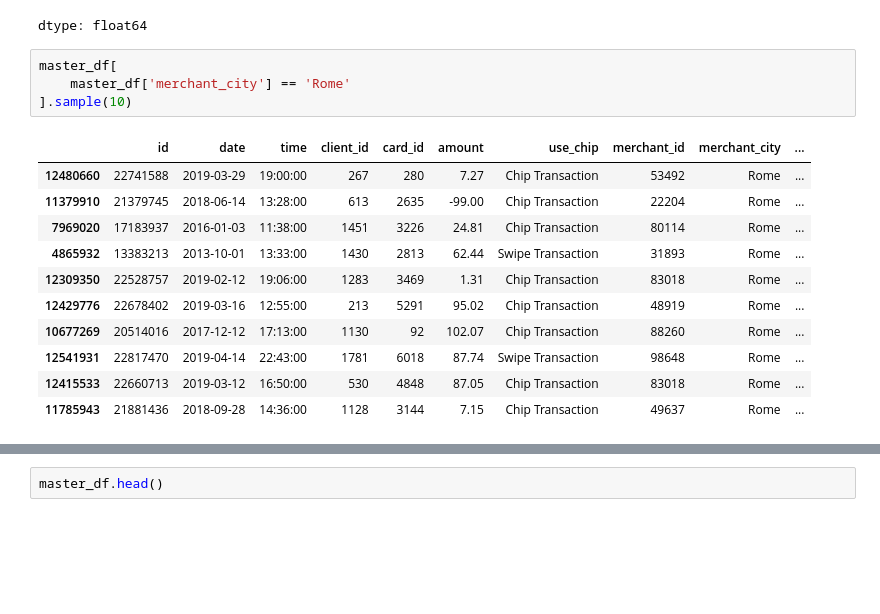
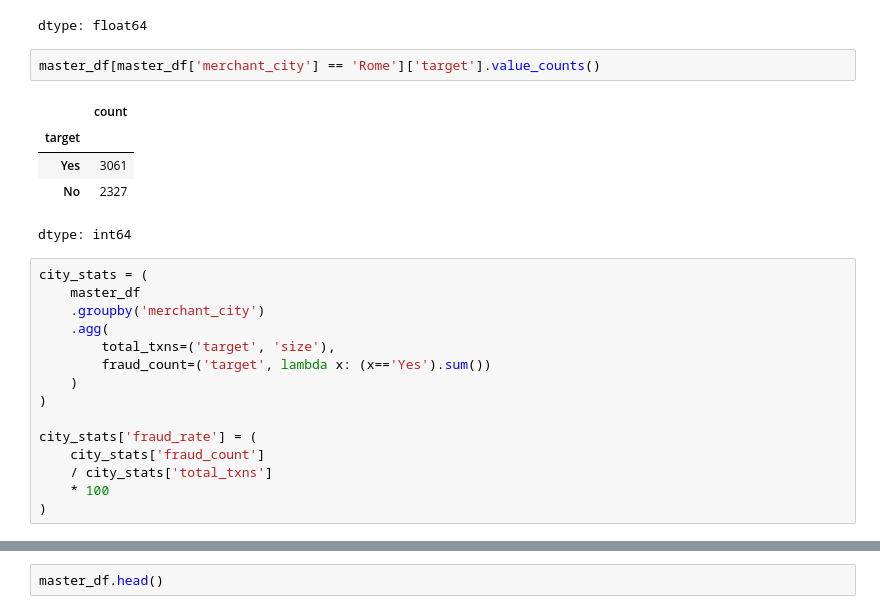
Before and after one commit to ShlokBagwe/FinGuard, a Jupyter notebook: EDA.ipynb, the cells around one changed output, grey strips where cells are left out. Saved outputs shown, nothing was run; the diff lists cells and outputs as text; blank space fills up the shorter version.

```diff
--- a/EDA.ipynb
+++ b/EDA.ipynb
@@ -508,18 +493,25 @@ master_df[
 | No | 43.19 |
 dtype: float64
 # %%
-master_df[
-    master_df['merchant_city'] == 'Rome'
-].sample(10)
+master_df[master_df['merchant_city'] == 'Rome']['target'].value_counts()
 # %% [output]
-|  | id | date | time | client_id | card_id | amount | use_chip | merchant_id | merchant_city | ... |
-| 12480660 | 22741588 | 2019-03-29 | 19:00:00 | 267 | 280 | 7.27 | Chip Transaction | 53492 | Rome | ... |
-| 11379910 | 21379745 | 2018-06-14 | 13:28:00 | 613 | 2635 | -99.00 | Chip Transaction | 22204 | Rome | ... |
-| 7969020 | 17183937 | 2016-01-03 | 11:38:00 | 1451 | 3226 | 24.81 | Chip Transaction | 80114 | Rome | ... |
-| 4865932 | 13383213 | 2013-10-01 | 13:33:00 | 1430 | 2813 | 62.44 | Swipe Transaction | 31893 | Rome | ... |
-| 12309350 | 22528757 | 2019-02-12 | 19:06:00 | 1283 | 3469 | 1.31 | Chip Transaction | 83018 | Rome | ... |
-| 12429776 | 22678402 | 2019-03-16 | 12:55:00 | 213 | 5291 | 95.02 | Chip Transaction | 48919 | Rome | ... |
-| 10677269 | 20514016 | 2017-12-12 | 17:13:00 | 1130 | 92 | 102.07 | Chip Transaction | 88260 | Rome | ... |
-| 12541931 | 22817470 | 2019-04-14 | 22:43:00 | 1781 | 6018 | 87.74 | Swipe Transaction | 98648 | Rome | ... |
-| 12415533 | 22660713 | 2019-03-12 | 16:50:00 | 530 | 4848 | 87.05 | Chip Transaction | 83018 | Rome | ... |
-| 11785943 | 21881436 | 2018-09-28 | 14:36:00 | 1128 | 3144 | 7.15 | Chip Transaction | 49637 | Rome | ... |
+|  | count |
+| target |  |
+| Yes | 3061 |
+| No | 2327 |
+dtype: int64
+# %%
+city_stats = (
+    master_df
+    .groupby('merchant_city')
+    .agg(
+        total_txns=('target', 'size'),
+        fraud_count=('target', lambda x: (x=='Yes').sum())
+    )
+)
+
+city_stats['fraud_rate'] = (
+    city_stats['fraud_count']
+    / city_stats['total_txns']
+    * 100
+)
```
Also changed, not shown: parts of 11 cells of this notebook.
